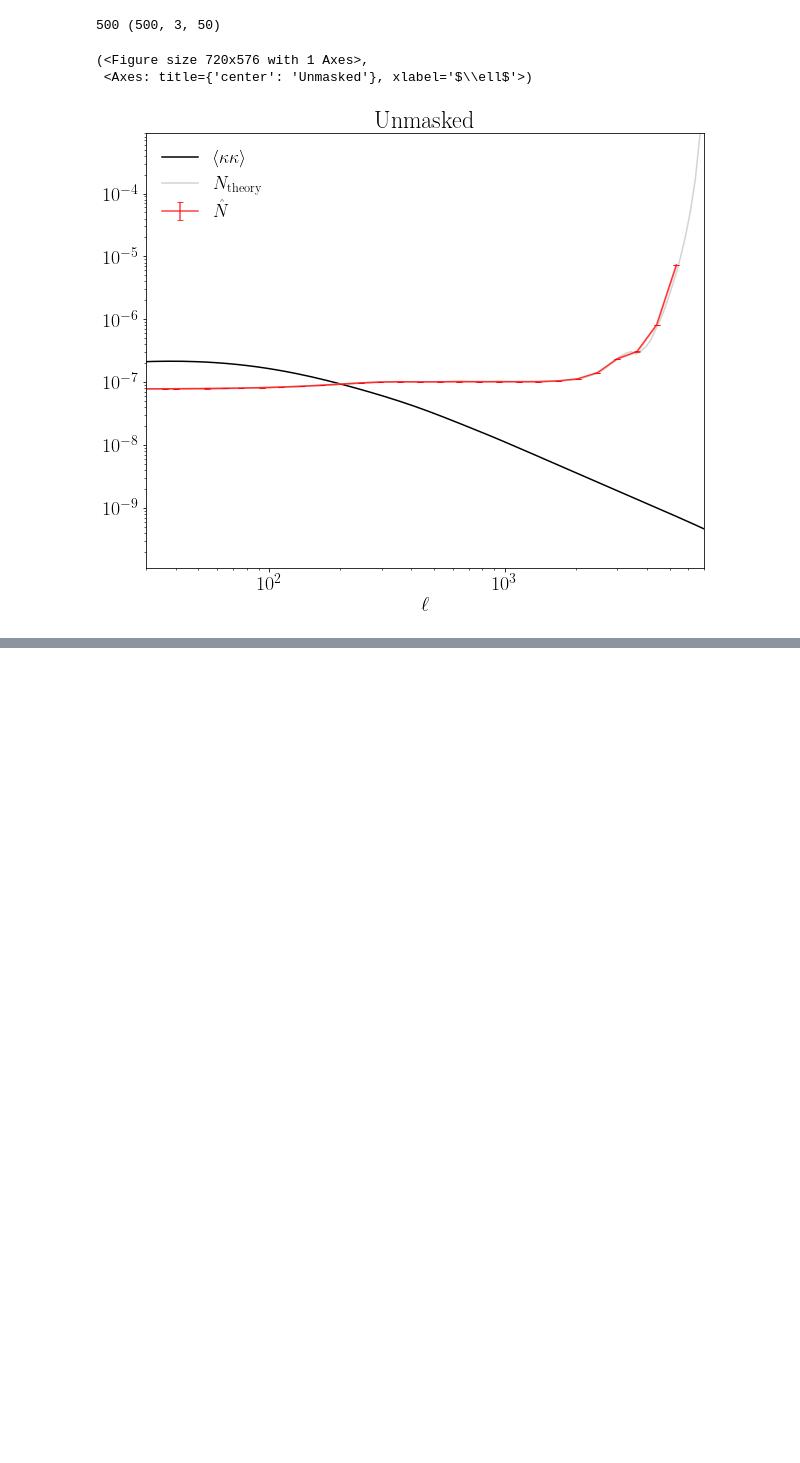
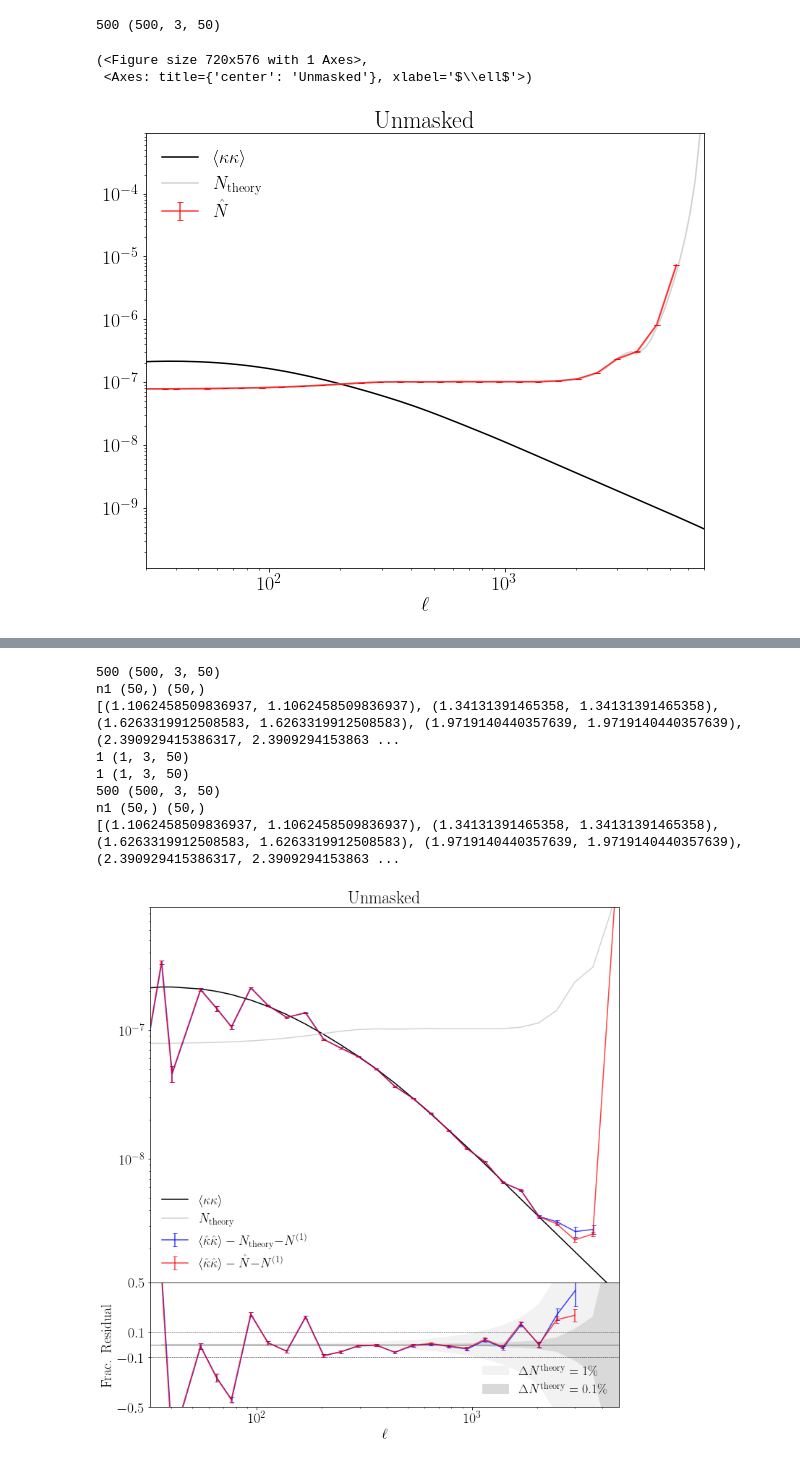
Before and after one commit to DelonShen/LensQuEst, a Jupyter notebook: dev/figs_unmasked_TgradT_weights.ipynb, the cells around one changed output, grey strips where cells are left out. Cells and saved outputs as stored; diff of their text form; code cells hidden in the pictures; blank space fills up the shorter version.

Commit message:
some more MCMC N1 work. it seems like it might not work

```diff
--- a/dev/figs_unmasked_TgradT_weights.ipynb
+++ b/dev/figs_unmasked_TgradT_weights.ipynb
@@ -669,7 +669,7 @@ def graph_from_keys(c_keys, offset=0.03,
                     pN1 = False,
                     glbl_error=None,
                     err_ylim=[-1,1],
-                    colors = None,
+                    colors = None, MCMC_n1=False,
                    pmNtheoryBand = False):
 
 
@@ -742,23 +742,27 @@ def graph_from_keys(c_keys, offset=0.03,
         bins = n1[0]
         n1_mat = np.reshape(n1[1:], (len(indices), len(indices), len(bins)))
         n1_pp = n1_mat[0][0][:]
-        n1_pp *= -bins**2/2
-        n1_pp *= -bins**2/2
+        n1_pp *= -(bins*(bins+1))/2
+        n1_pp *= -(bins*(bins+1))/2
         fN1 = interp1d(bins, n1_pp, kind='linear', bounds_error=False, fill_value=0.)
 
-#         N1_mcmc = None
-#         with open('/oak/stanford/orgs/kipac/users/delon/LensQuEst/N1-mcmc-nBins%d.pkl'%(nBins), "rb") as f:
-#             N1_mcmc = pickle.load(f)
-#         t0, t1, t2 = N1_mcmc
 
         t0, t1 = baseMap.binTheoryPowerSpectrum(fN1, nBins=nBins)
         t2 = np.zeros_like(t1)
+        if(MCMC_n1):
+            N1_mcmc = None
+            with open('/oak/stanford/orgs/kipac/users/delon/LensQuEst/N1-mcmc-nBins-diff-interp-%d.pkl'%(nBins), "rb") as f:
+                N1_mcmc = pickle.load(f)
+            t0, t1, t2 = N1_mcmc
+
 
     for key in reversed(c_keys):
         lCen, Cl, sCl = combine_Cl(np.array(ps_data[key]))
         assert(all(lCen == t0))
 
         if(pN1):
+            print('n1', Cl.shape, t1.shape)
+            print(list(zip(t0, lCen)))
             Cl-= t1
 
         Cl = factor(lCen)*Cl
@@ -1256,4 +1264,38 @@ plt.savefig('figures/mNhat_vs_mNtheory_TgradT_weights_pN1.pdf', bbox_inches='tig
 [figure]
+# %%
+graph_from_keys([
+#     'QEQE-N0',
+    'QEQE-Nhat',
+    'QEQE-Ntheory',
+#     'GRF',
+#     'QEQE-RDN(0)',
+#     'QEQE-RDN(0) reduced',
+#     'QEQE-RDN(0) quart',
+#     'RDN(0)o2'
+#     'QEQE-2Nhat+Ntheory',
+], offset=0.005,
+    pN1=True,
+    colors={'QEQE-Nhat':'red',
+            'QEQE-Ntheory':'blue',
+            'GRF': 'green',
+#             'QEQE-RDN(0) quart':'#98f5b6',
+#             'QEQE-RDN(0) reduced':'#33d3a7',
+#             'QEQE-RDN(0)': '#0995ad'
+           },
+    err_ylim=[-0.5,0.5],
+    MCMC_n1=True,
+pmNtheoryBand=True)
+plt.savefig('figures/mNhat_vs_mNtheory_TgradT_weights_pMCMCN1.pdf', bbox_inches='tight')
+# %% [output]
+500 (500, 3, 50)
+n1 (50,) (50,)
+[(1.1062458509836937, 1.1062458509836937), (1.34131391465358, 1.34131391465358), (1.6263319912508583, 1.6263319912508583), (1.9719140440357639, 1.9719140440357639), (2.390929415386317, 2.3909294153863 ...
+1 (1, 3, 50)
+1 (1, 3, 50)
+500 (500, 3, 50)
+n1 (50,) (50,)
+[(1.1062458509836937, 1.1062458509836937), (1.34131391465358, 1.34131391465358), (1.6263319912508583, 1.6263319912508583), (1.9719140440357639, 1.9719140440357639), (2.390929415386317, 2.3909294153863 ...
+[figure, added]
 # %%
 # graph_from_keys([
 # #     'QEQE-N0',
```
Also changed, not shown: parts of 11 cells of this notebook, 24 other files.
